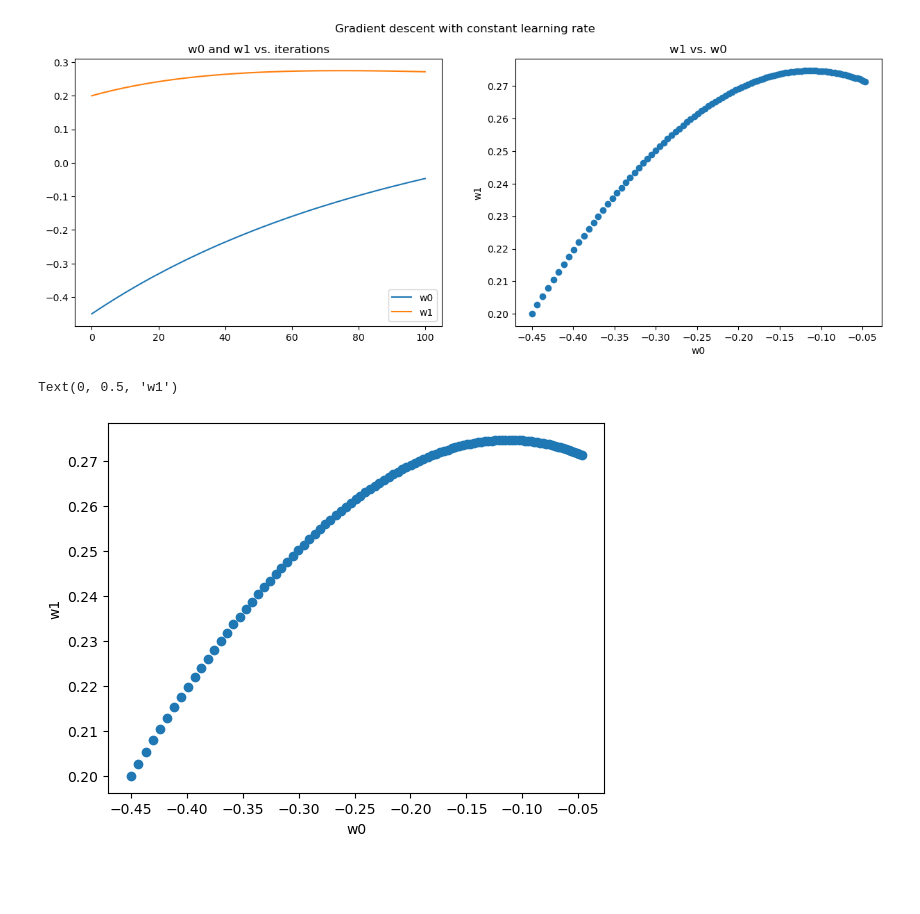
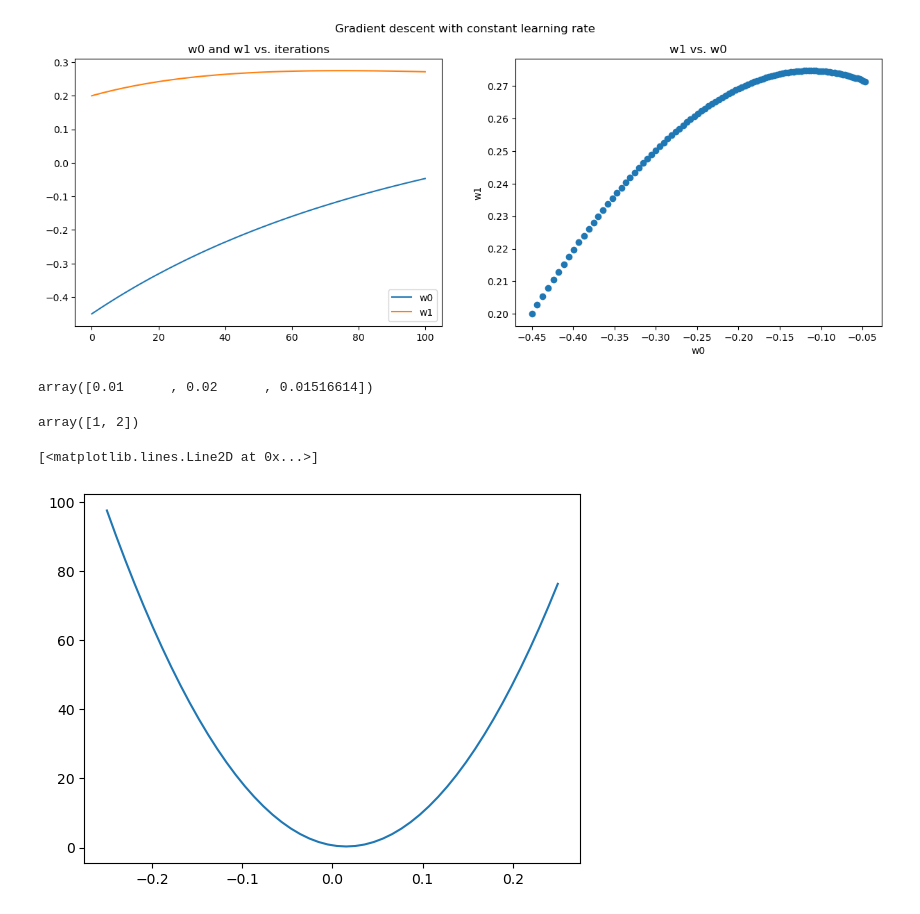
Before and after one commit to Javiermateor/Machine-Intelligence-I, a Jupyter notebook: Exercises/Exercise_04.ipynb, the cells around one changed output. Cells and saved outputs as stored; diff of their text form; code cells hidden in the pictures; blank space fills up the shorter version.

```diff
--- a/Exercises/Exercise_04.ipynb
+++ b/Exercises/Exercise_04.ipynb
@@ -58,10 +58,3 @@ plt.title('w1 vs. w0')
 # %% [output]
 Text(0.5, 1.0, 'w1 vs. w0')
 [figure]
-# %%
-plt.scatter(w[0,:], w[1,:])
-plt.xlabel('w0')
-plt.ylabel('w1')
-# %% [output]
-Text(0, 0.5, 'w1')
-[figure, removed]
@@ -67,0 +105,20 @@ Text(0, 0.5, 'w1')
+# %%
+abc, error_abc = line_search(w[:,0], g[0],X,Y)
+
+abc
+# %% [output]
+array([0.01      , 0.02      , 0.01516614])
+# %%
+zz = np.array([1,2,3])
+max_value = np.max(zz)
+ind = np.where(zz == max_value)[0]
+np.delete(zz, ind)
+# %% [output]
+array([1, 2])
+# %%
+x = np.linspace(-0.25, 0.25)
+y = a * np.square(x) + b * x + c
+plt.plot(x, y)
+# %% [output]
+[<matplotlib.lines.Line2D at 0x...>]
+[figure, added]
```
Also changed, not shown: parts of 1 cell of this notebook.
